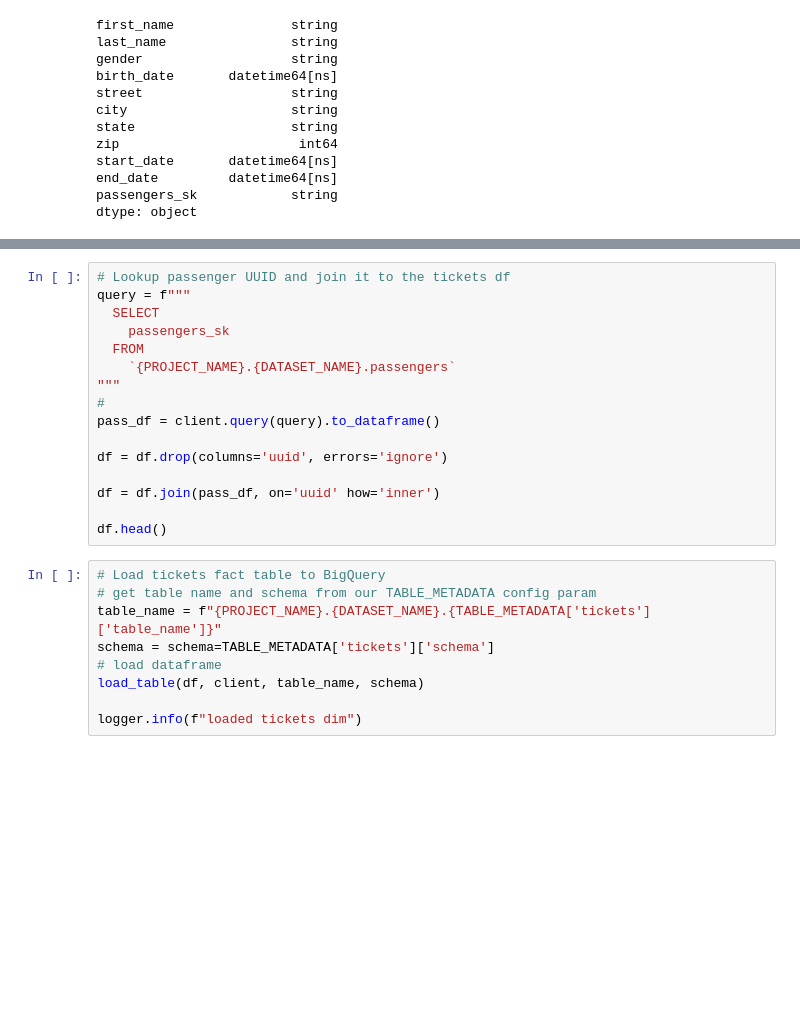
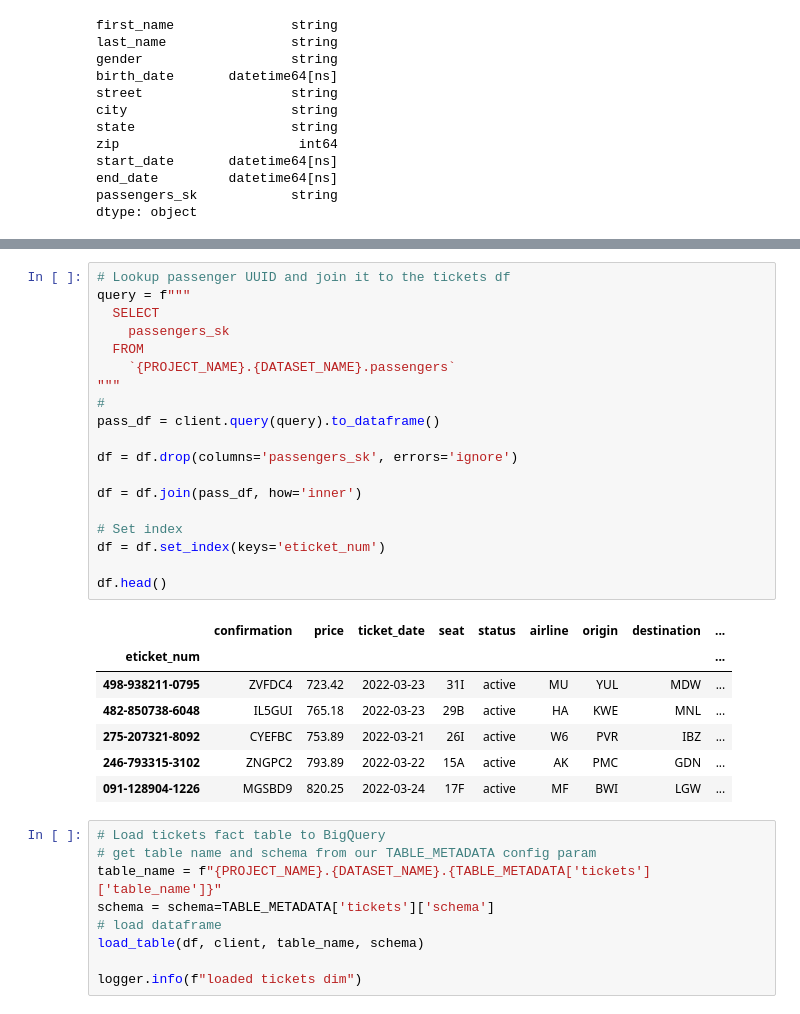
Before and after one commit to philiprobertovich/data-modeling, a Jupyter notebook: main.ipynb, the cells around one changed output, grey strips where cells are left out. Drawn from its saved outputs; the diff is of its cells as text; blank space fills up the shorter version.

```diff
--- a/main.ipynb
+++ b/main.ipynb
@@ -488,19 +502,30 @@ df.head(10)
 # %%
 # Lookup passenger UUID and join it to the tickets df
 query = f"""
   SELECT
     passengers_sk
   FROM
     `{PROJECT_NAME}.{DATASET_NAME}.passengers`
 """
 #
 pass_df = client.query(query).to_dataframe()
 
-df = df.drop(columns='uuid', errors='ignore')
+df = df.drop(columns='passengers_sk', errors='ignore')
 
-df = df.join(pass_df, on='uuid' how='inner')
+df = df.join(pass_df, how='inner')
+
+# Set index
+df = df.set_index(keys='eticket_num')
 
 df.head()
+# %% [output]
+|  | confirmation | price | ticket_date | seat | status | airline | origin | destination | ... |
+| eticket_num |  |  |  |  |  |  |  |  | ... |
+| 498-938211-0795 | ZVFDC4 | 723.42 | 2022-03-23 | 31I | active | MU | YUL | MDW | ... |
+| 482-850738-6048 | IL5GUI | 765.18 | 2022-03-23 | 29B | active | HA | KWE | MNL | ... |
+| 275-207321-8092 | CYEFBC | 753.89 | 2022-03-21 | 26I | active | W6 | PVR | IBZ | ... |
+| 246-793315-3102 | ZNGPC2 | 793.89 | 2022-03-22 | 15A | active | AK | PMC | GDN | ... |
+| 091-128904-1226 | MGSBD9 | 820.25 | 2022-03-24 | 17F | active | MF | BWI | LGW | ... |
 # %%
 # Load tickets fact table to BigQuery
 # get table name and schema from our TABLE_METADATA config param
```
Also changed, not shown: parts of 10 cells of this notebook.
